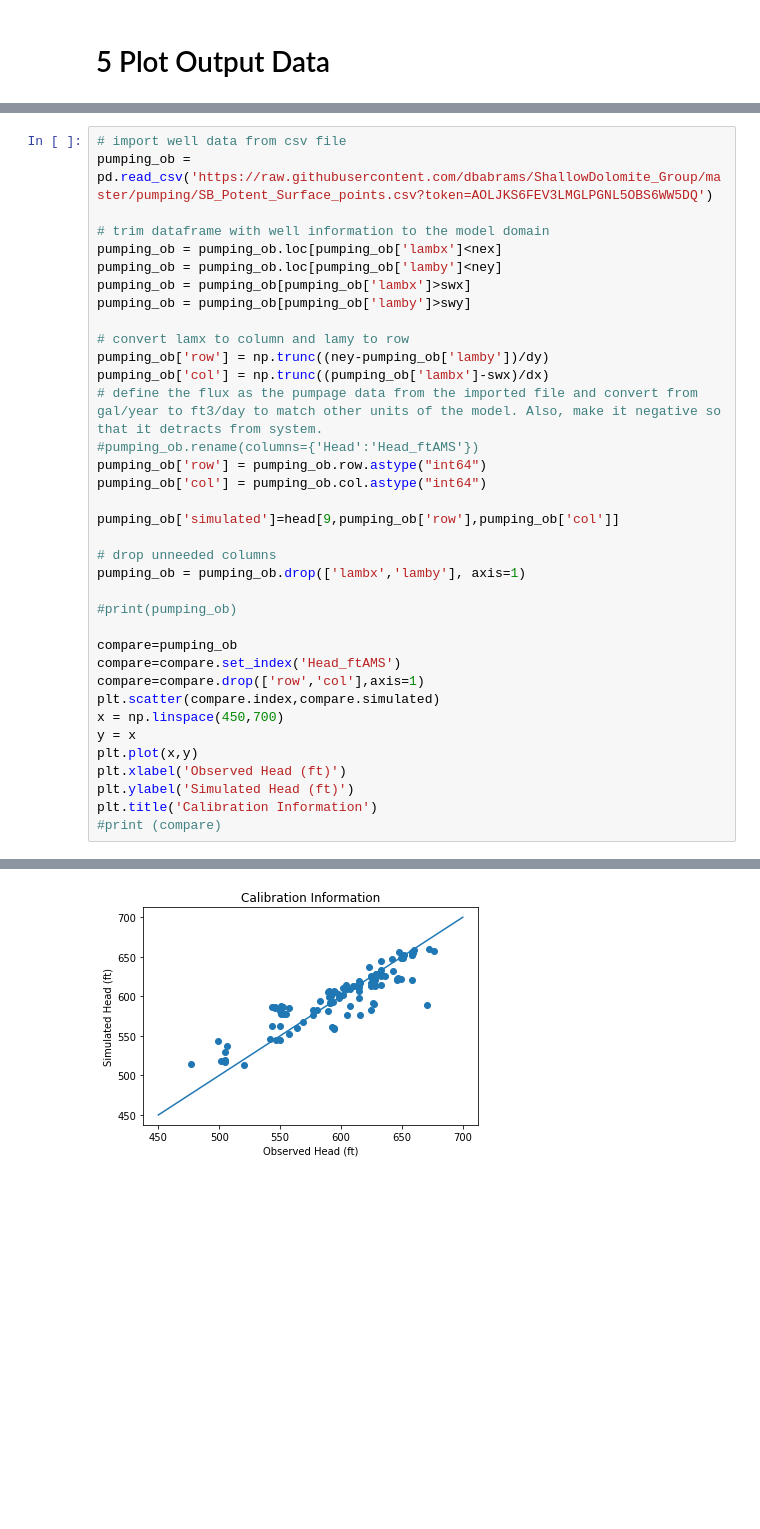
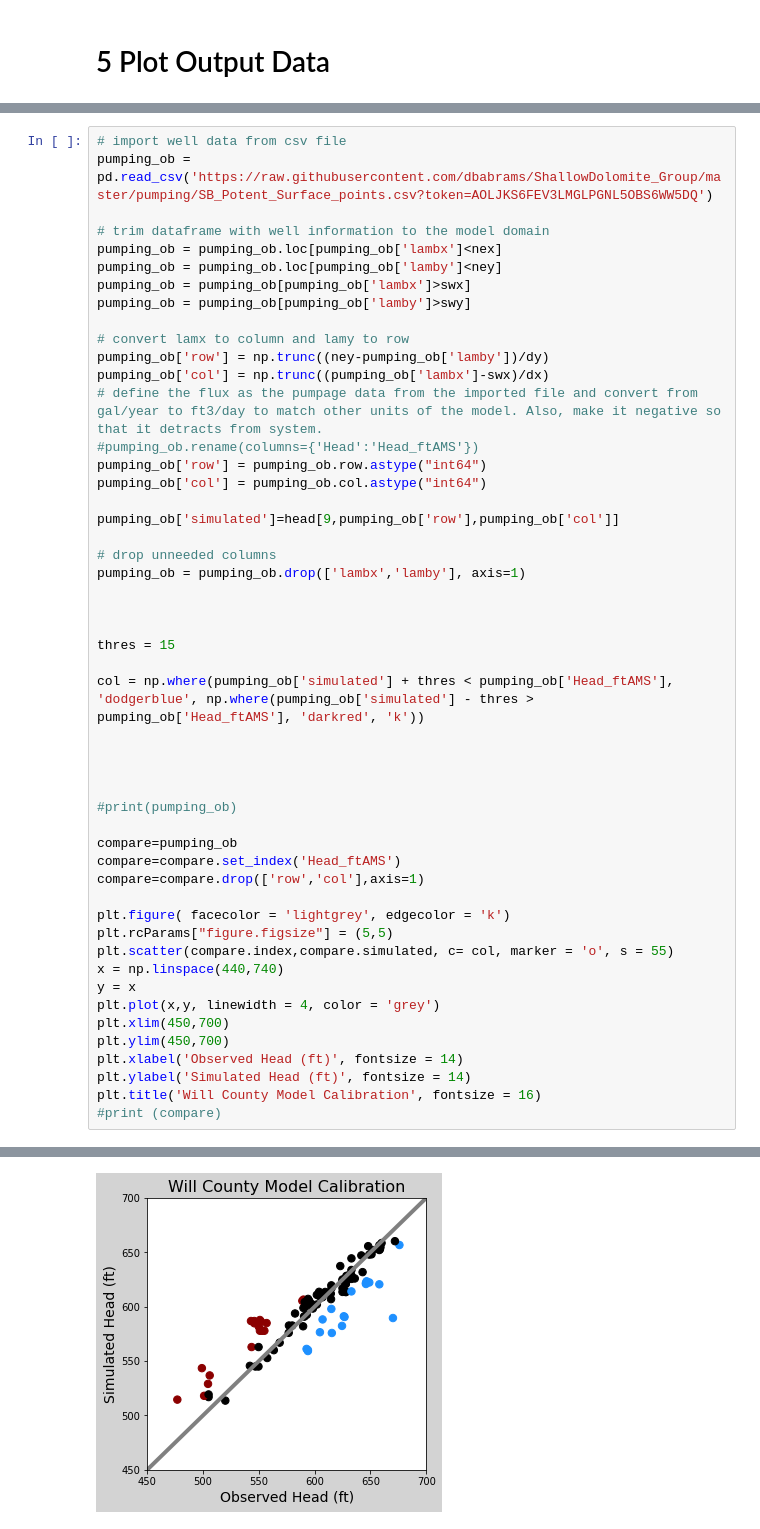
Before and after one commit to dbabrams/ShallowDolomite_Group, a Jupyter notebook: WillCounty_May6.ipynb, the cells around one changed output, grey strips where cells are left out. Drawn from its saved outputs; the diff is of its cells as text; blank space fills up the shorter version.

```diff
--- a/WillCounty_May6.ipynb
+++ b/WillCounty_May6.ipynb
@@ -677,17 +607,31 @@ pumping_ob['simulated']=head[9,pumping_ob['row'],pumping_ob['col']]
 # drop unneeded columns
 pumping_ob = pumping_ob.drop(['lambx','lamby'], axis=1)
 
+
+
+thres = 15
+
+col = np.where(pumping_ob['simulated'] + thres < pumping_ob['Head_ftAMS'], 'dodgerblue', np.where(pumping_ob['simulated'] - thres > pumping_ob['Head_ftAMS'], 'darkred', 'k'))
+
+
+
+
 #print(pumping_ob)
 
 compare=pumping_ob
 compare=compare.set_index('Head_ftAMS')
 compare=compare.drop(['row','col'],axis=1)
-plt.scatter(compare.index,compare.simulated)
-x = np.linspace(450,700)
+
+plt.figure( facecolor = 'lightgrey', edgecolor = 'k')
+plt.rcParams["figure.figsize"] = (5,5)
+plt.scatter(compare.index,compare.simulated, c= col, marker = 'o', s = 55)
+x = np.linspace(440,740)
 y = x
-plt.plot(x,y)
-plt.xlabel('Observed Head (ft)')
-plt.ylabel('Simulated Head (ft)')
-plt.title('Calibration Information')
+plt.plot(x,y, linewidth = 4, color = 'grey')
+plt.xlim(450,700)
+plt.ylim(450,700)
+plt.xlabel('Observed Head (ft)', fontsize = 14)
+plt.ylabel('Simulated Head (ft)', fontsize = 14)
+plt.title('Will County Model Calibration', fontsize = 16)
 #print (compare)
 # %% [output]
@@ -695,4 +639,4 @@ Text(0.5, 1.0, 'Calibration Information')
-[figure, old version]
+[figure, new version]
 # %%
 #pumping_ob = pumping_ob.drop(['row','col'], axis=1)
 pumping_ob['error']=pumping_ob['Head_ftAMS']-pumping_ob['simulated']
```
Also changed, not shown: parts of 11 cells of this notebook.
